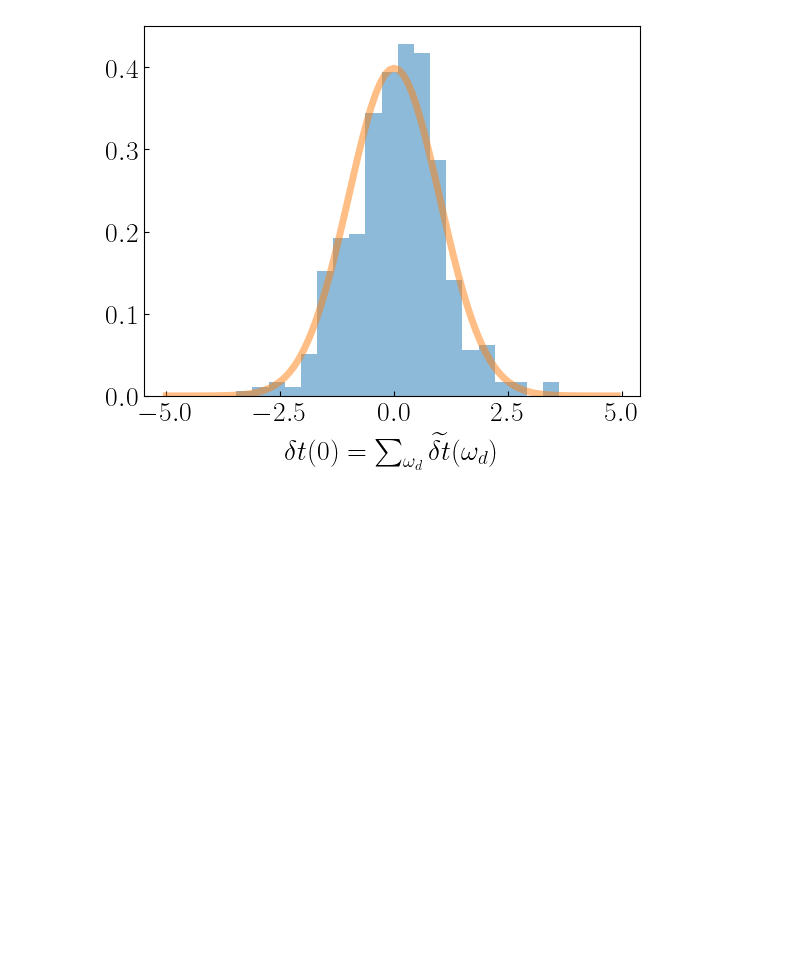
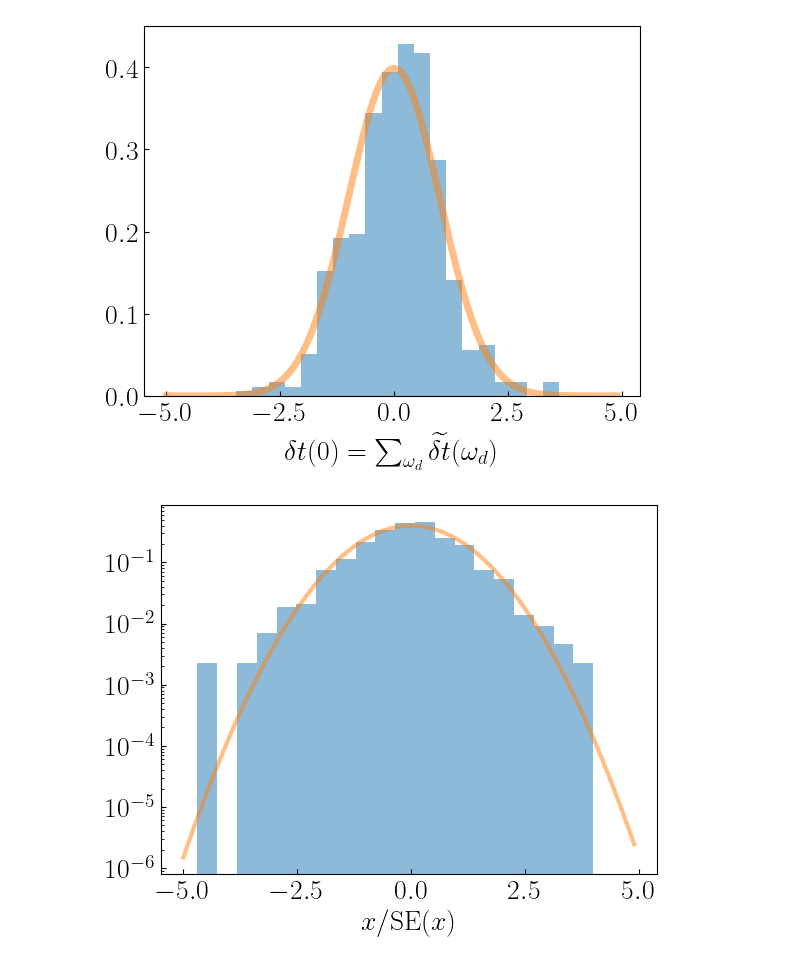
Before and after one commit to hjkim0620/ULDM_PTA_Likelihood, a Jupyter notebook: ULDM_PTA_Likelihood.ipynb, the cells around one changed output. Drawn from its saved outputs; the diff is of its cells as text; code cells hidden in the pictures; blank space fills up the shorter version.

```diff
--- a/ULDM_PTA_Likelihood.ipynb
+++ b/ULDM_PTA_Likelihood.ipynb
@@ -344,3 +346,22 @@ plt.xlabel(r'$\delta t(0) = \sum_{\omega_d} \widetilde{\delta t}(\omega_d)$');
 # plt.yscale('log')
 # %% [output]
 [figure]
+# %%
+my_pos = []
+my_rho = []
+
+for _ in trange(1000):
+    sim_FP = ULDM_FreeParticle(L=6, N=12, kJ=1e-3)
+    sim_FP.solve(progress=False)
+    # my_pos.append(sim_FP.pos_arr[-1][0])
+    my_rho.append(sim_FP.rho)
+    my_pos.append(sim_FP.pos_arr[:,0])
+# %%
+x = np.arange(-5,5,0.1)
+plt.hist(my_pos/np.std(my_pos), bins=20, density=True, alpha=0.5)
+plt.plot(x, 1/np.sqrt(2 * np.pi) * np.exp(-x**2/2), lw=3, alpha=0.5)
+plt.xlabel(r'$x / {\rm SE}(x)$')
+
+plt.yscale('log')
+# %% [output]
+[figure, added]
```
Also changed, not shown: parts of 7 cells of this notebook, 1 other file.
